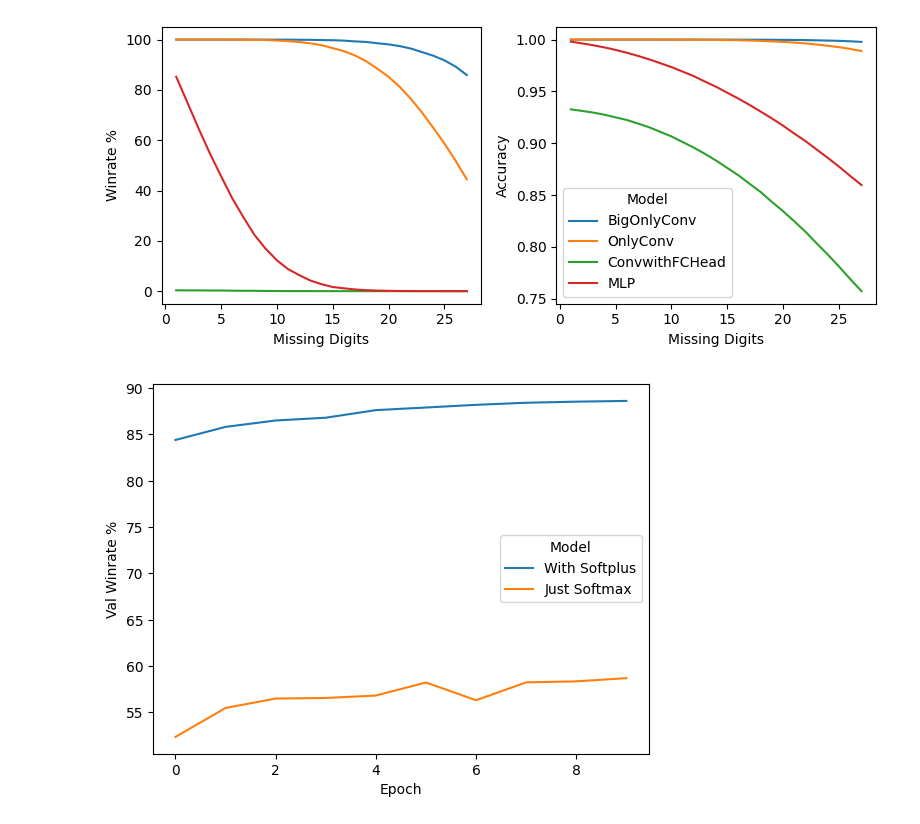
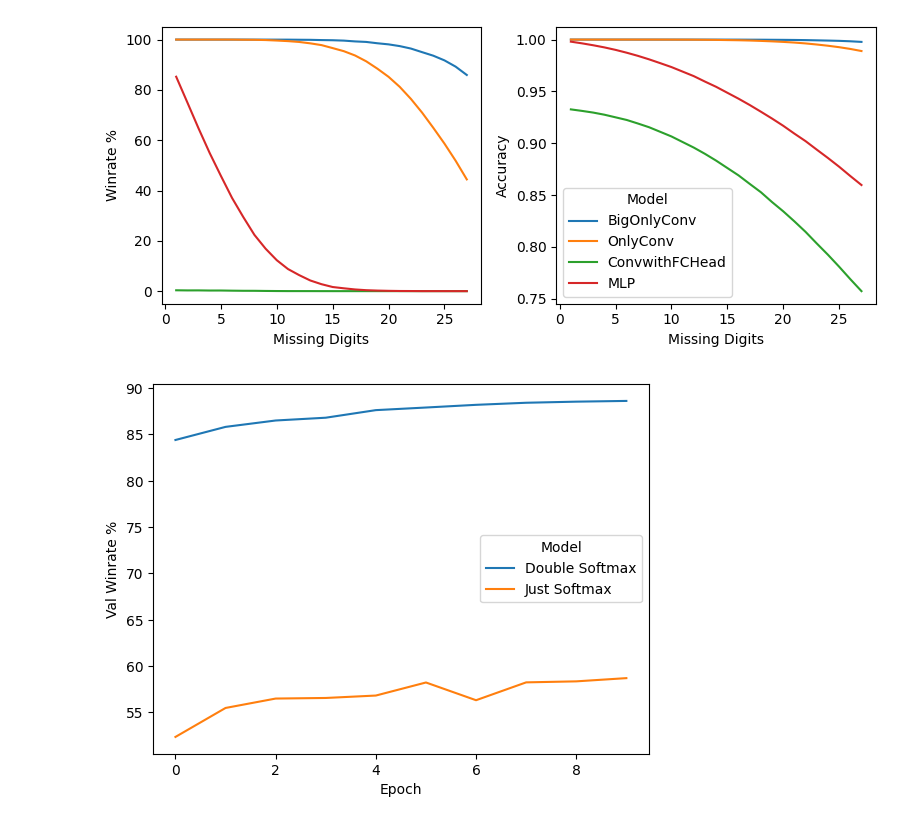
Before and after one commit to MockaWolke/DEEP_SUDOKU, a Jupyter notebook: analysis/supervised/viz_archis.ipynb, the cells around one changed output. Cells and saved outputs as stored; diff of their text form; code cells hidden in the pictures.

```diff
--- a/analysis/supervised/viz_archis.ipynb
+++ b/analysis/supervised/viz_archis.ipynb
@@ -64,23 +64,23 @@ winrates.to_json("stats/sup_test_winrates.json")
 # %%
 train = pd.read_csv("stats/dl_archi.csv", index_col = 0)
 train.run.unique()
 
 wanted = ["same_conv_conv_head_better_loss_1693856195.751896", "same_conv_conv_head_1693849476.7056108"]
 
 plot_df = train.query("run in @wanted")
 
 rename = {
-    "same_conv_conv_head_better_loss_1693856195.751896":"With Softplus",
+    "same_conv_conv_head_better_loss_1693856195.751896":"Double Softmax",
     "same_conv_conv_head_1693849476.7056108":"Just Softmax"
 }
 plot_df = plot_df.replace({"run":rename}).reset_index()
 plot_df.columns = [i.replace("_"," ").title() for i in plot_df.columns]
 plot_df = plot_df.rename(columns = {"Loss":"Train Loss", "Winrate":"Train Winrate","Run": "Model","Val Winrate":"Val Winrate %"})
 
 plot_df["Val Winrate %"] *= 100
 
 sns.lineplot(plot_df, x = "Epoch", y = "Val Winrate %", hue = "Model")
 plt.savefig("imgs/sup_softplus_effect.jpg", bbox_inches='tight', dpi=300)
 plt.show()
 # %% [output]
-[figure, old version]
+[figure, new version]
```
Also changed, not shown: 25 other files.
